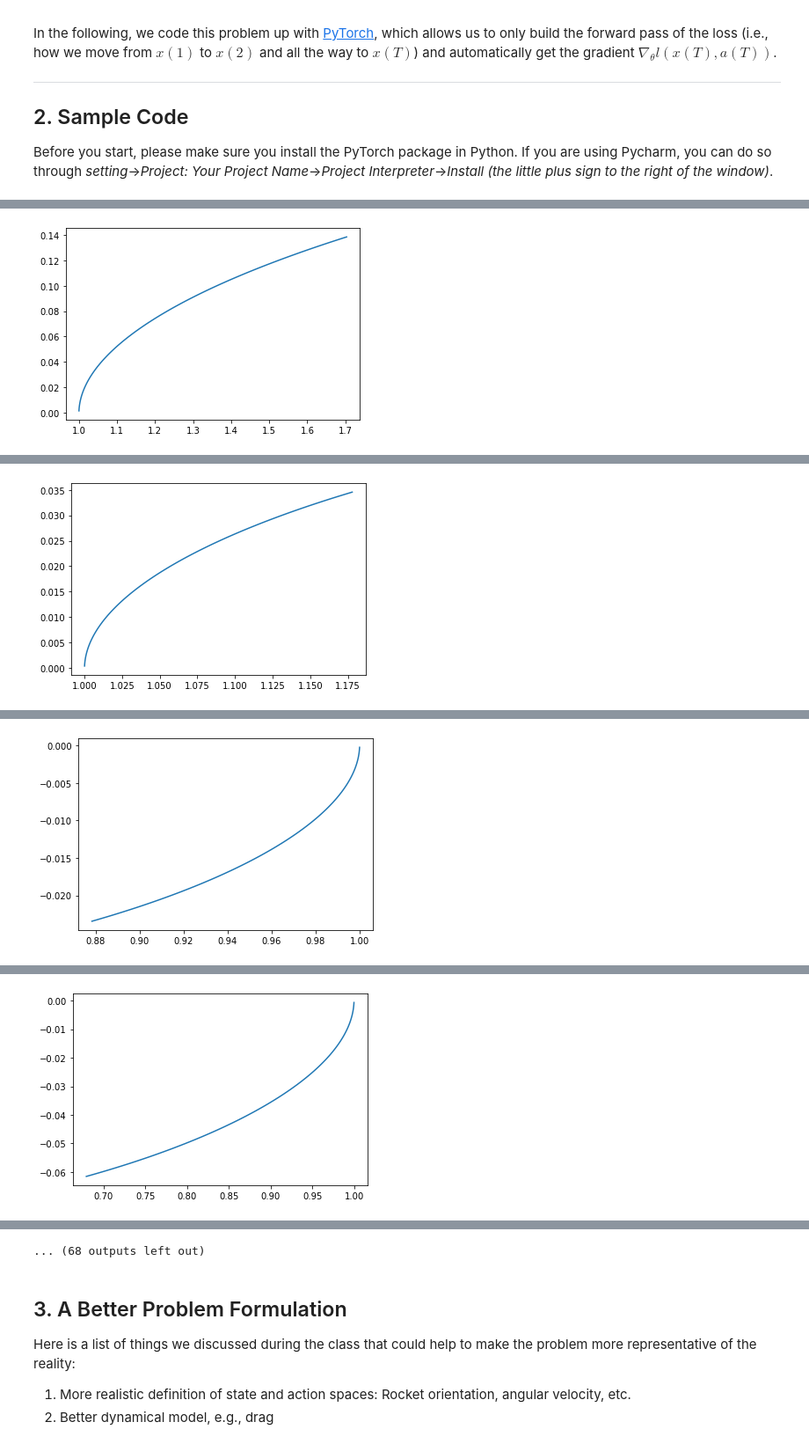
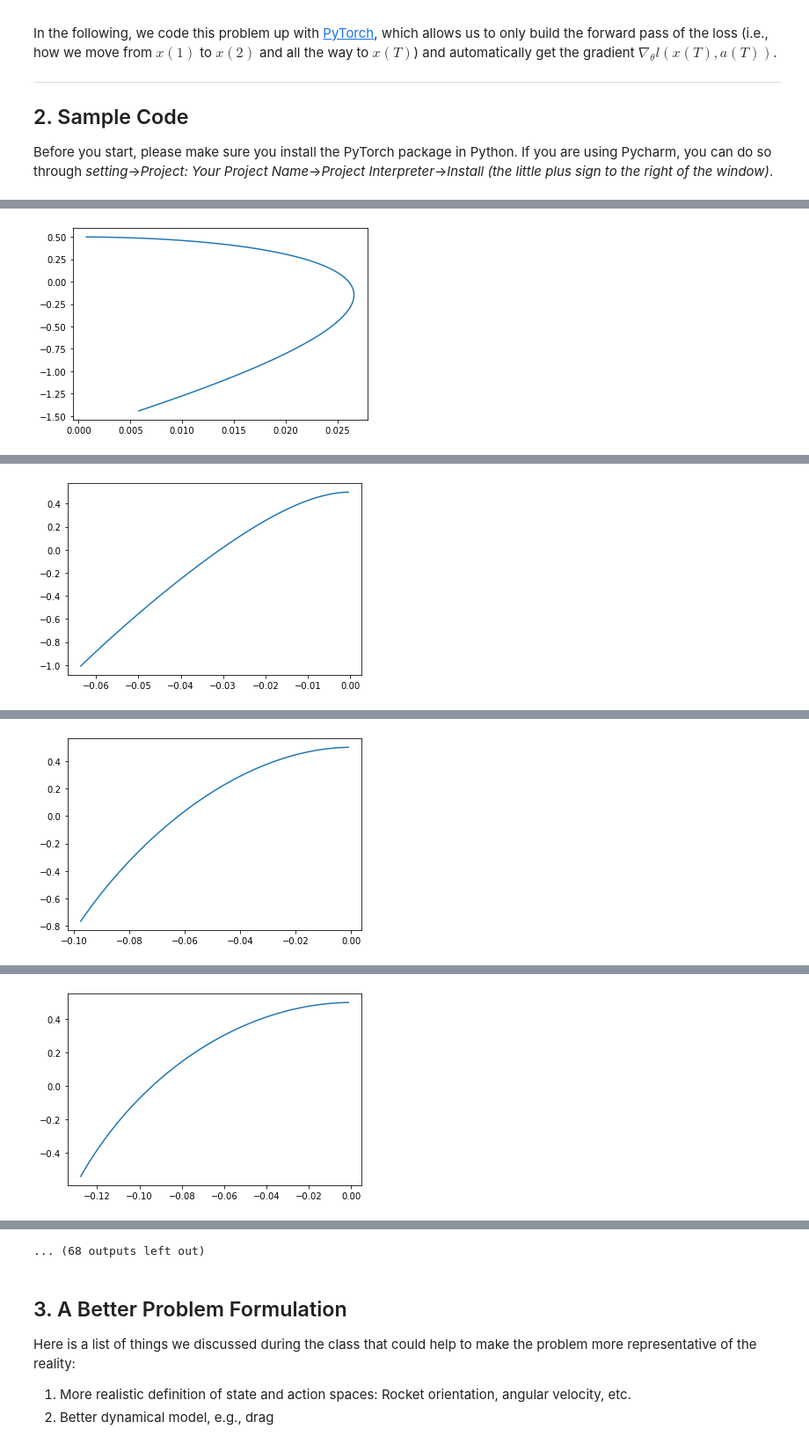
Before and after one commit to shubhamchaudhary22/Design-Optimization, a Jupyter notebook: Project/Project 1 gradient based algorithms and differentiable programming.ipynb, the cells around one changed output, grey strips where cells are left out. Shown at 88% size. Saved outputs shown, nothing was run; the diff lists cells and outputs as text; code cells hidden in the pictures.

Commit message:
Added rotation

```diff
--- a/Project/Project 1 gradient based algorithms and differentiable programming.ipynb
+++ b/Project/Project 1 gradient based algorithms and differentiable programming.ipynb
@@ -65,10 +65,11 @@ GRAVITY_ACCEL = 0.12  # gravity constant
 BOOST_ACCEL = 0.18  # thrust constant
 drag = 0.01
 
+
 # # the following parameters are not being used in the sample code
 #PLATFORM_WIDTH = 0.25  # landing platform width
 #PLATFORM_HEIGHT = 0.06  # landing platform height
-#ROTATION_ACCEL = 20  # rotation constant
+ROTATION_ACCEL = 0.1  # rotation constant
 # %%
 # define system dynamics
 # Notes:
@@ -89,6 +90,8 @@ class Dynamics(nn.Module):
         action: thrust or no thrust
         state[0] = y
         state[1] = y_dot
+        state[3] = Theta
+        state[4] = Theta_dot
         """
 
         # Apply gravity
@@ -96,19 +99,21 @@ class Dynamics(nn.Module):
         # Normally, we would do x[1] = x[1] + gravity * delta_time
         # but this is not allowed in PyTorch since it overwrites one variable (x[1]) that is part of the computational graph to be differentiated.
         # Therefore, I define a tensor dx = [0., gravity * delta_time], and do x = x + dx. This is allowed...
-        delta_state_gravity = t.tensor([0., GRAVITY_ACCEL * FRAME_TIME])
-        state_drag = t.tensor([0., -drag * FRAME_TIME])
+        delta_state_gravity = t.tensor([0., GRAVITY_ACCEL * FRAME_TIME,0.0,0.0])
+        state_drag = t.tensor([0., -drag * FRAME_TIME,0.0,0.0])
         # Thrust
         # Note: Same reason as above. Need a 2-by-1 tensor.
-        delta_state = BOOST_ACCEL * FRAME_TIME * t.tensor([0., -1.]) * action
-
+        delta_state = BOOST_ACCEL * FRAME_TIME * t.tensor([0.0,-1.0,0.0,0.0]) * action[0]
+        delta_state_rotate = ROTATION_ACCEL * FRAME_TIME * t.tensor([0.0,0.0,0.0,-1.0]) * action[1]
         # Update velocity
-        state = state + delta_state + delta_state_gravity + state_drag
+        state = state + delta_state + delta_state_gravity + state_drag + delta_state_rotate
 
         # Update state
         # Note: Same as above. Use operators on matrices/tensors as much as possible. Do not use element-wise operators as they are considered inplace.
-        step_mat = t.tensor([[1., FRAME_TIME],
-                            [0.0, 1.0]])
+        step_mat = t.tensor([[1., FRAME_TIME,0.0,0.0],
+                            [0.0, 1.0,0.0,0.0],
+                            [0.0,0.0,1.0, FRAME_TIME],
+                            [0.0,0.0,0.0,1.0]])
         state = t.matmul(step_mat, state)
 
         return state
@@ -169,11 +174,11 @@ class Simulation(nn.Module):
 
     @staticmethod
     def initialize_state():
-        state = [1., 0.]  # TODO: need batch of initial states
+        state = [1.0, 0.0,0.5,0.0]  # TODO: need batch of initial states
         return t.tensor(state, requires_grad=False).float()
 
     def error(self, state):
-        return state[0]**2 + state[1]**2
+        return state[0]**2 + state[1]**2 + state[2]**2 + state[3]**2
 # %%
 # set up the optimizer
 # Note:
@@ -206,17 +211,17 @@ class Optimize:
 
     def visualize(self):
         data = np.array([self.simulation.state_trajectory[i].detach().numpy() for i in range(self.simulation.T)])
-        x = data[:, 0]
-        y = data[:, 1]
+        x = data[:, 1]
+        y = data[:, 2]
         plt.plot(x, y)
         plt.show()
 # %%
 # Now it's time to run the code!
 
 T = 100  # number of time steps
-dim_input = 2  # state space dimensions
+dim_input = 4  # state space dimensions
 dim_hidden = 6  # latent dimensions
-dim_output = 1  # action space dimensions
+dim_output = 2  # action space dimensions
 d = Dynamics()  # define dynamics
 c = Controller(dim_input, dim_hidden, dim_output)  # define controller
 s = Simulation(c, d, T)  # define simulation
@@ -227 +232 @@ o.train(40)  # solve the optimization problem
-[figure, old version]
+[figure, new version]
@@ -229 +234 @@ o.train(40)  # solve the optimization problem
-[figure, old version]
+[figure, new version]
@@ -231 +236 @@ o.train(40)  # solve the optimization problem
-[figure, old version]
+[figure, new version]
@@ -233 +238 @@ o.train(40)  # solve the optimization problem
-[figure, old version]
+[figure, new version]
```
Also changed, not shown: parts of 1 cell of this notebook.
